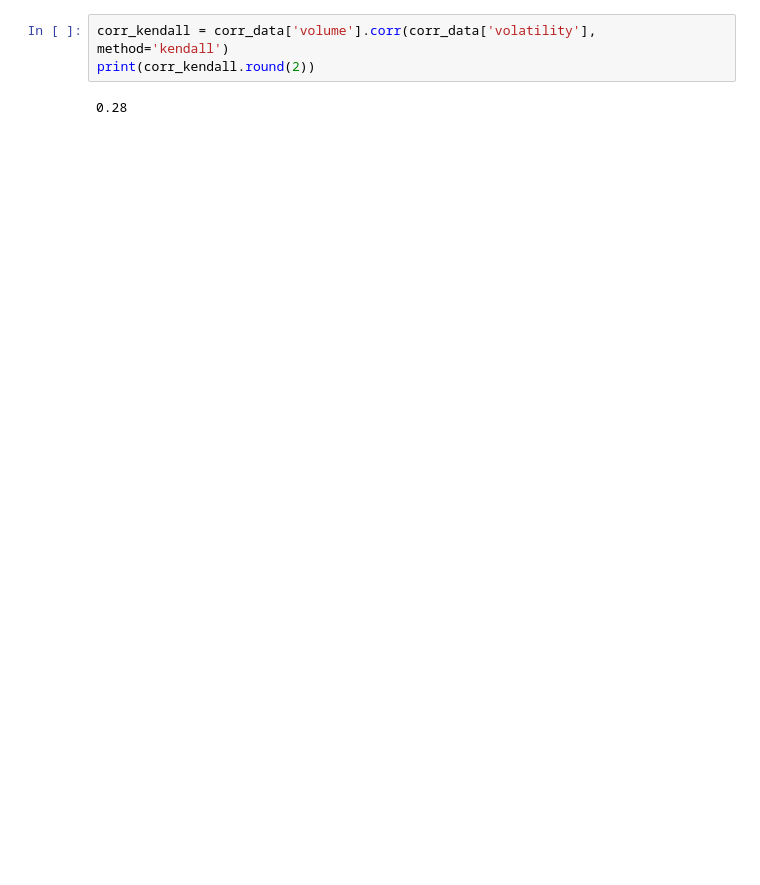
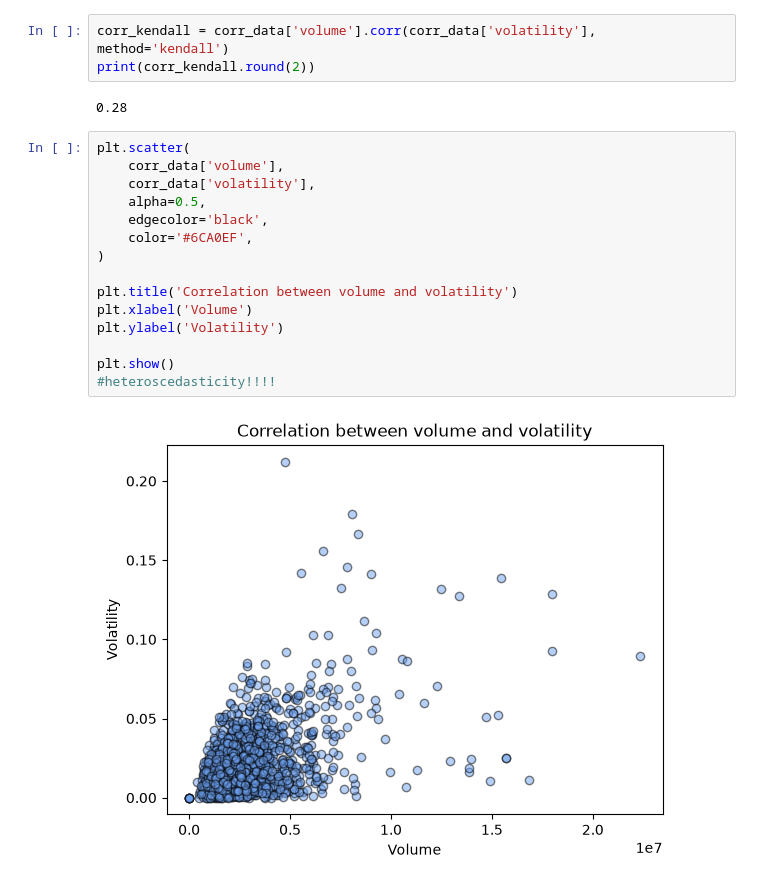
Before and after one commit to studzinskimilosz/mathematical-and-statistical-analysis, a Jupyter notebook: notebook/notebook.ipynb, the cells around one changed output. Drawn from its saved outputs; the diff is of its cells as text; blank space fills up the shorter version.

```diff
--- a/notebook/notebook.ipynb
+++ b/notebook/notebook.ipynb
@@ -237,3 +235,20 @@ corr_kendall = corr_data['volume'].corr(corr_data['volatility'], method='kendall
 print(corr_kendall.round(2))
 # %% [output]
 0.28
+# %%
+plt.scatter(
+    corr_data['volume'],
+    corr_data['volatility'],
+    alpha=0.5,
+    edgecolor='black',
+    color='#6CA0EF',
+)
+
+plt.title('Correlation between volume and volatility')
+plt.xlabel('Volume')
+plt.ylabel('Volatility')
+
+plt.show()
+#heteroscedasticity!!!!
+# %% [output]
+[figure, added]
```
Also changed, not shown: parts of 3 cells of this notebook.
